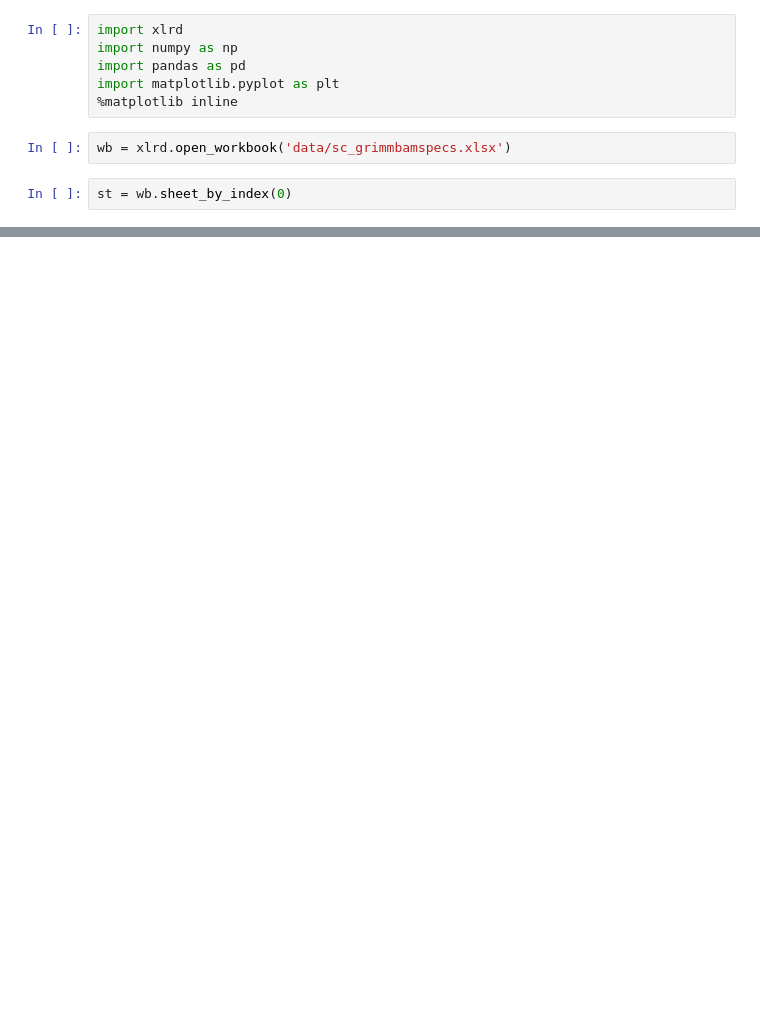
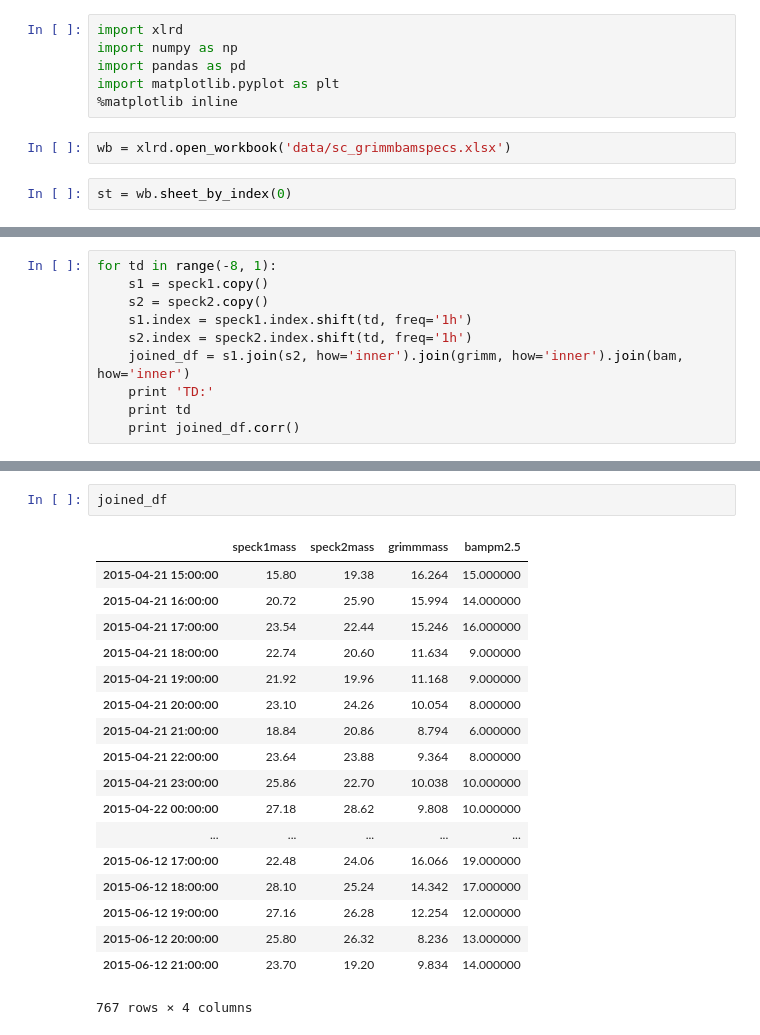
Before and after one commit to CMU-CREATE-Lab/speck-ml, a Jupyter notebook: Speck SC.ipynb, the cells around one changed output, grey strips where cells are left out. Cells and saved outputs as stored; diff of their text form; blank space fills up the shorter version.

```diff
--- a/Speck SC.ipynb
+++ b/Speck SC.ipynb
@@ -55,0 +63,10 @@ subplot(*args, **kwargs)
+# %%
+for td in range(-8, 1):
+    s1 = speck1.copy()
+    s2 = speck2.copy()
+    s1.index = speck1.index.shift(td, freq='1h')
+    s2.index = speck2.index.shift(td, freq='1h')
+    joined_df = s1.join(s2, how='inner').join(grimm, how='inner').join(bam, how='inner')
+    print 'TD:'
+    print td
+    print joined_df.corr()
@@ -55,0 +91,21 @@ subplot(*args, **kwargs)
+# %%
+joined_df
+# %% [output]
+|  | speck1mass | speck2mass | grimmmass | bampm2.5 |
+| 2015-04-21 15:00:00 | 15.80 | 19.38 | 16.264 | 15.000000 |
+| 2015-04-21 16:00:00 | 20.72 | 25.90 | 15.994 | 14.000000 |
+| 2015-04-21 17:00:00 | 23.54 | 22.44 | 15.246 | 16.000000 |
+| 2015-04-21 18:00:00 | 22.74 | 20.60 | 11.634 | 9.000000 |
+| 2015-04-21 19:00:00 | 21.92 | 19.96 | 11.168 | 9.000000 |
+| 2015-04-21 20:00:00 | 23.10 | 24.26 | 10.054 | 8.000000 |
+| 2015-04-21 21:00:00 | 18.84 | 20.86 | 8.794 | 6.000000 |
+| 2015-04-21 22:00:00 | 23.64 | 23.88 | 9.364 | 8.000000 |
+| 2015-04-21 23:00:00 | 25.86 | 22.70 | 10.038 | 10.000000 |
+| 2015-04-22 00:00:00 | 27.18 | 28.62 | 9.808 | 10.000000 |
+| ... | ... | ... | ... | ... |
+| 2015-06-12 17:00:00 | 22.48 | 24.06 | 16.066 | 19.000000 |
+| 2015-06-12 18:00:00 | 28.10 | 25.24 | 14.342 | 17.000000 |
+| 2015-06-12 19:00:00 | 27.16 | 26.28 | 12.254 | 12.000000 |
+| 2015-06-12 20:00:00 | 25.80 | 26.32 | 8.236 | 13.000000 |
+| 2015-06-12 21:00:00 | 23.70 | 19.20 | 9.834 | 14.000000 |
+767 rows × 4 columns
```
Also changed, not shown: parts of 7 cells of this notebook, 1 other file.
